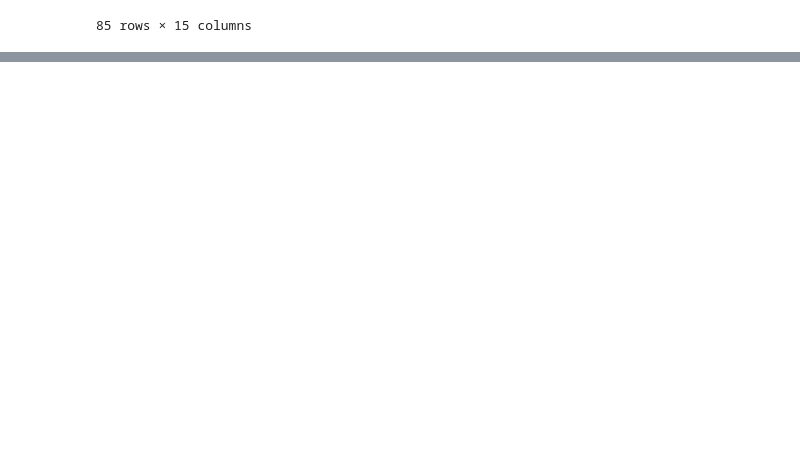
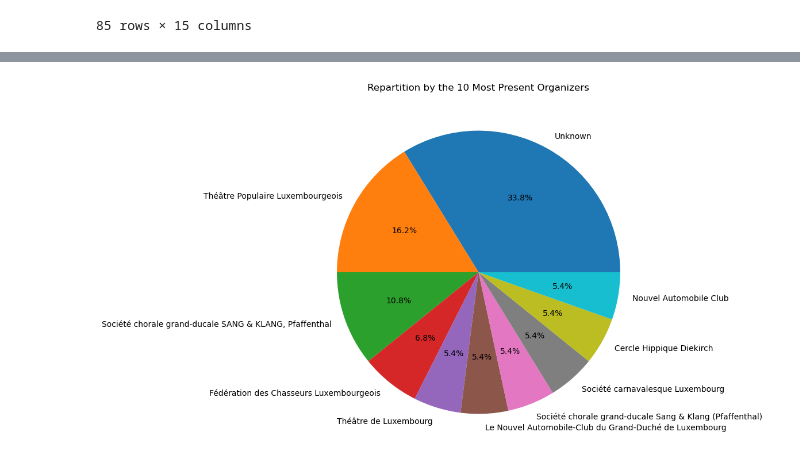
Before and after one commit to eliselavy/iftr25, a Jupyter notebook: article.ipynb, the cells around one changed output, grey strips where cells are left out. Drawn from its saved outputs; the diff is of its cells as text; code cells hidden in the pictures; blank space fills up the shorter version.

```diff
--- a/article.ipynb
+++ b/article.ipynb
@@ -170,0 +203,15 @@ KeyError: 'uid'
+# %%
+import matplotlib.pyplot as plt
+
+# Count the occurrences of each organizer
+organizer_counts = events_df['organizer'].value_counts().head(10)
+# Replace NaN values in the 'organizer' column with 'Unknown'
+organizer_counts = events_df['organizer'].fillna('Unknown').value_counts().head(10)
+# Plot a pie chart
+plt.figure(figsize=(8, 8))
+organizer_counts.plot(kind='pie', autopct='%1.1f%%', colors=plt.cm.tab10.colors)
+plt.ylabel('')
+plt.title('Repartition by the 10 Most Present Organizers')
+plt.show()
+# %% [output]
+[figure, added]
```
Also changed, not shown: parts of 11 cells of this notebook, 9 other files.
